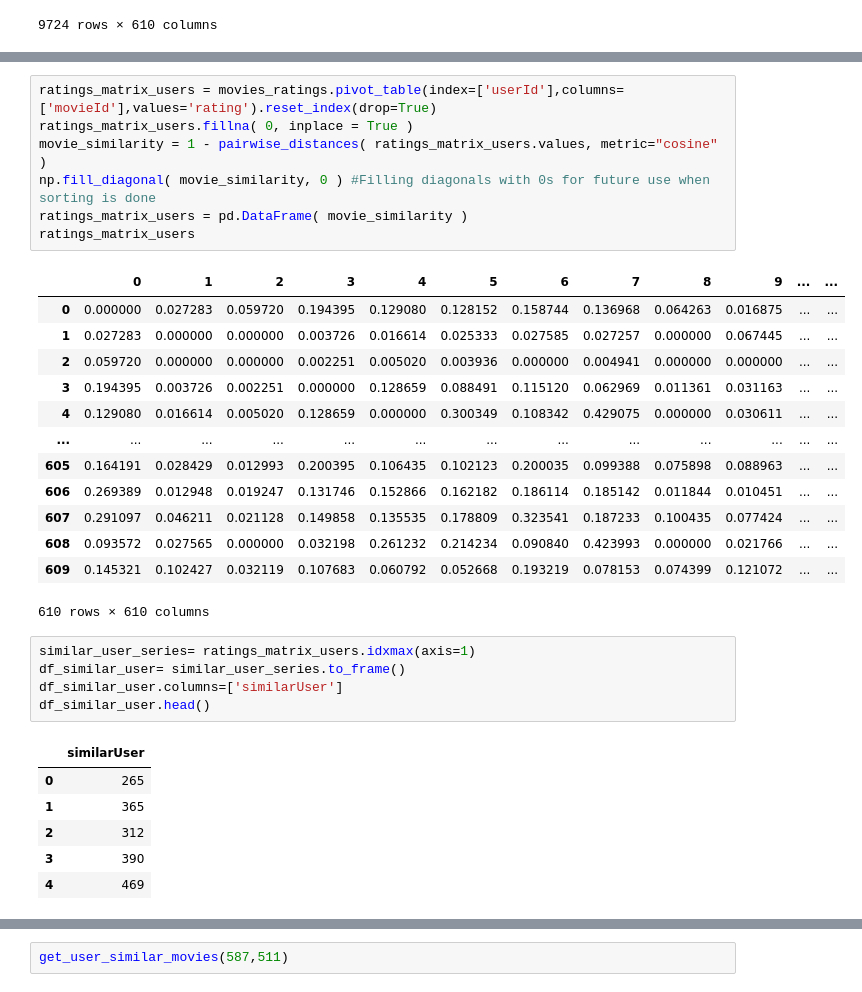
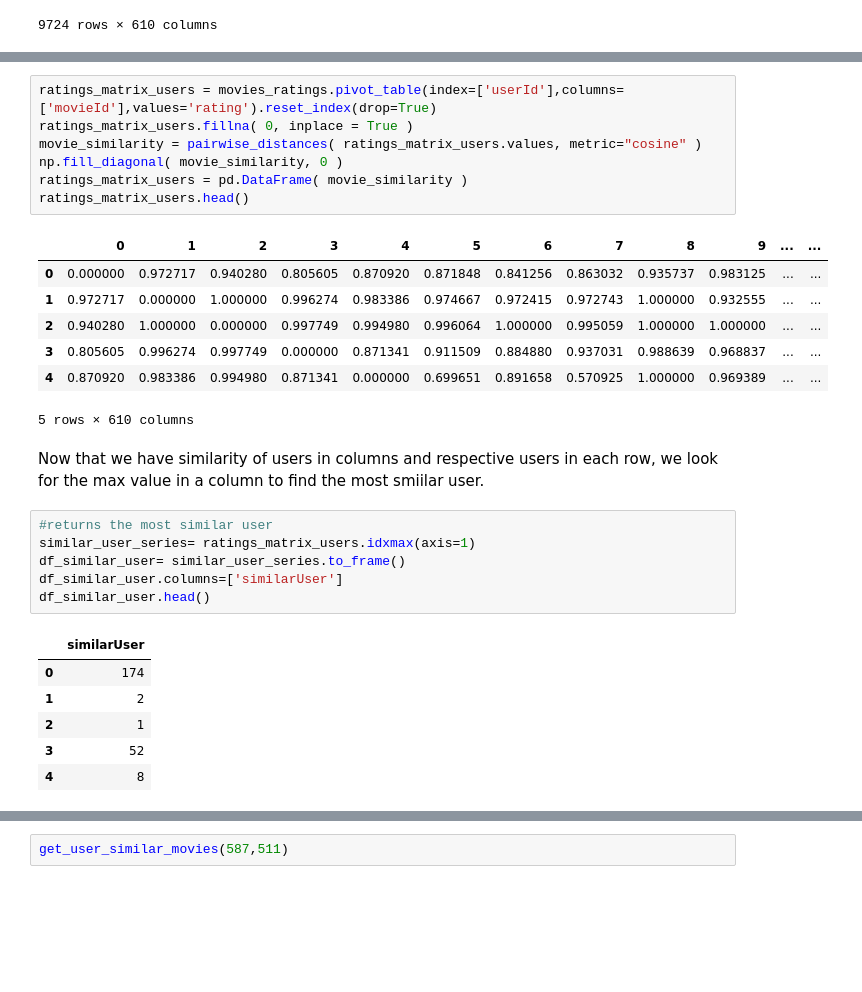
Before and after one commit to RedDragonfruit/MovieLens_Recommendation, a Jupyter notebook: main.ipynb, the cells around one changed output, grey strips where cells are left out. Saved outputs shown, nothing was run; the diff lists cells and outputs as text; blank space fills up the shorter version.

```diff
--- a/main.ipynb
+++ b/main.ipynb
@@ -742,34 +739,31 @@ movies
 # %%
 ratings_matrix_users = movies_ratings.pivot_table(index=['userId'],columns=['movieId'],values='rating').reset_index(drop=True)
 ratings_matrix_users.fillna( 0, inplace = True )
-movie_similarity = 1 - pairwise_distances( ratings_matrix_users.values, metric="cosine" )
-np.fill_diagonal( movie_similarity, 0 ) #Filling diagonals with 0s for future use when sorting is done
+movie_similarity = pairwise_distances( ratings_matrix_users.values, metric="cosine" )
+np.fill_diagonal( movie_similarity, 0 )
 ratings_matrix_users = pd.DataFrame( movie_similarity )
-ratings_matrix_users
+ratings_matrix_users.head()
 # %% [output]
 |  | 0 | 1 | 2 | 3 | 4 | 5 | 6 | 7 | 8 | 9 | ... | ... |
-| 0 | 0.000000 | 0.027283 | 0.059720 | 0.194395 | 0.129080 | 0.128152 | 0.158744 | 0.136968 | 0.064263 | 0.016875 | ... | ... |
-| 1 | 0.027283 | 0.000000 | 0.000000 | 0.003726 | 0.016614 | 0.025333 | 0.027585 | 0.027257 | 0.000000 | 0.067445 | ... | ... |
-| 2 | 0.059720 | 0.000000 | 0.000000 | 0.002251 | 0.005020 | 0.003936 | 0.000000 | 0.004941 | 0.000000 | 0.000000 | ... | ... |
-| 3 | 0.194395 | 0.003726 | 0.002251 | 0.000000 | 0.128659 | 0.088491 | 0.115120 | 0.062969 | 0.011361 | 0.031163 | ... | ... |
-| 4 | 0.129080 | 0.016614 | 0.005020 | 0.128659 | 0.000000 | 0.300349 | 0.108342 | 0.429075 | 0.000000 | 0.030611 | ... | ... |
-| ... | ... | ... | ... | ... | ... | ... | ... | ... | ... | ... | ... | ... |
-| 605 | 0.164191 | 0.028429 | 0.012993 | 0.200395 | 0.106435 | 0.102123 | 0.200035 | 0.099388 | 0.075898 | 0.088963 | ... | ... |
-| 606 | 0.269389 | 0.012948 | 0.019247 | 0.131746 | 0.152866 | 0.162182 | 0.186114 | 0.185142 | 0.011844 | 0.010451 | ... | ... |
-| 607 | 0.291097 | 0.046211 | 0.021128 | 0.149858 | 0.135535 | 0.178809 | 0.323541 | 0.187233 | 0.100435 | 0.077424 | ... | ... |
-| 608 | 0.093572 | 0.027565 | 0.000000 | 0.032198 | 0.261232 | 0.214234 | 0.090840 | 0.423993 | 0.000000 | 0.021766 | ... | ... |
-| 609 | 0.145321 | 0.102427 | 0.032119 | 0.107683 | 0.060792 | 0.052668 | 0.193219 | 0.078153 | 0.074399 | 0.121072 | ... | ... |
+| 0 | 0.000000 | 0.972717 | 0.940280 | 0.805605 | 0.870920 | 0.871848 | 0.841256 | 0.863032 | 0.935737 | 0.983125 | ... | ... |
+| 1 | 0.972717 | 0.000000 | 1.000000 | 0.996274 | 0.983386 | 0.974667 | 0.972415 | 0.972743 | 1.000000 | 0.932555 | ... | ... |
+| 2 | 0.940280 | 1.000000 | 0.000000 | 0.997749 | 0.994980 | 0.996064 | 1.000000 | 0.995059 | 1.000000 | 1.000000 | ... | ... |
+| 3 | 0.805605 | 0.996274 | 0.997749 | 0.000000 | 0.871341 | 0.911509 | 0.884880 | 0.937031 | 0.988639 | 0.968837 | ... | ... |
+| 4 | 0.870920 | 0.983386 | 0.994980 | 0.871341 | 0.000000 | 0.699651 | 0.891658 | 0.570925 | 1.000000 | 0.969389 | ... | ... |
-610 rows × 610 columns
+5 rows × 610 columns
+# %% [markdown]
+Now that we have similarity of users in columns and respective users in each row, we look for the max value in a column to find the most smiilar user.
 # %%
+#returns the most similar user
 similar_user_series= ratings_matrix_users.idxmax(axis=1)
 df_similar_user= similar_user_series.to_frame()
 df_similar_user.columns=['similarUser']
 df_similar_user.head()
 # %% [output]
 |  | similarUser |
-| 0 | 265 |
-| 1 | 365 |
-| 2 | 312 |
-| 3 | 390 |
-| 4 | 469 |
+| 0 | 174 |
+| 1 | 2 |
+| 2 | 1 |
+| 3 | 52 |
+| 4 | 8 |
 # %%
```
Also changed, not shown: parts of 113 cells of this notebook, 7 other files.
